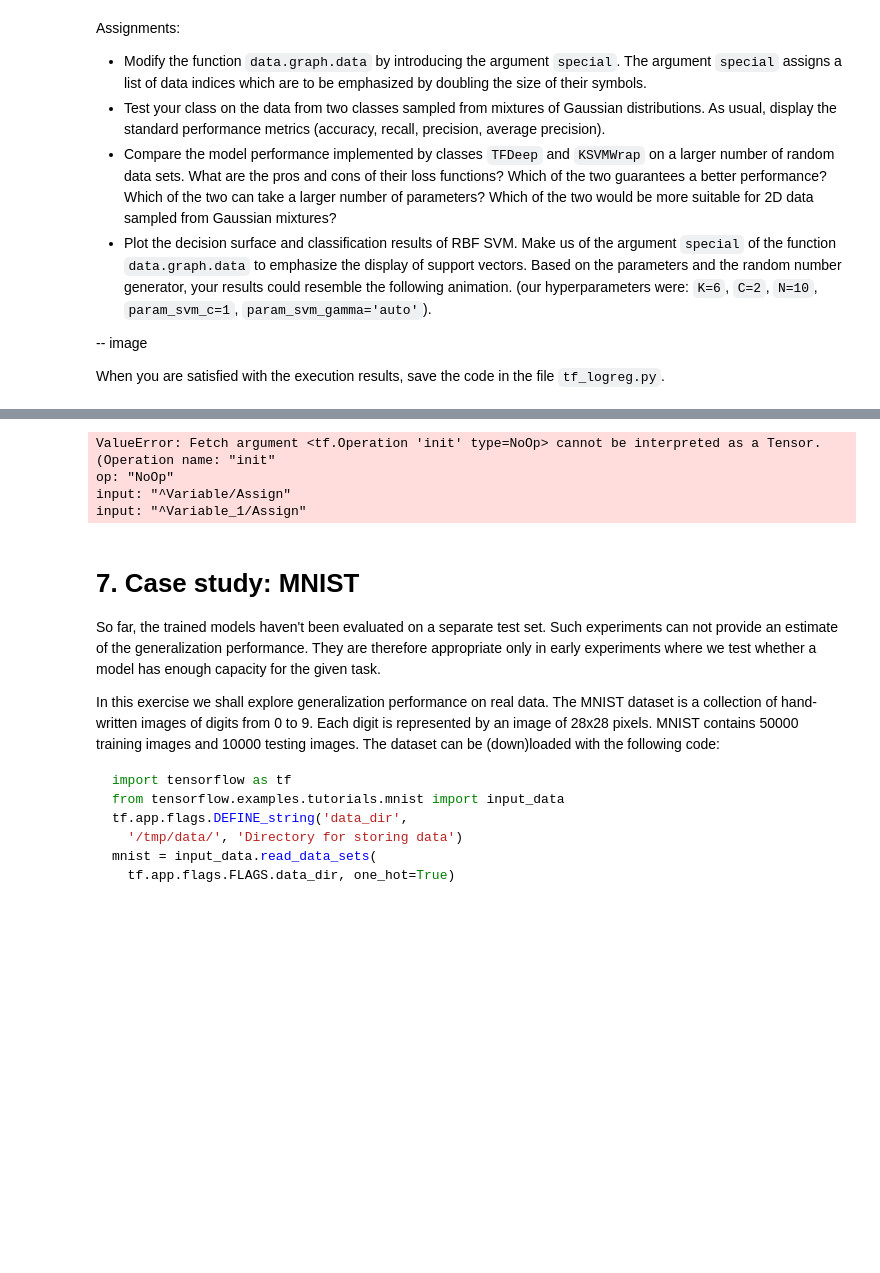
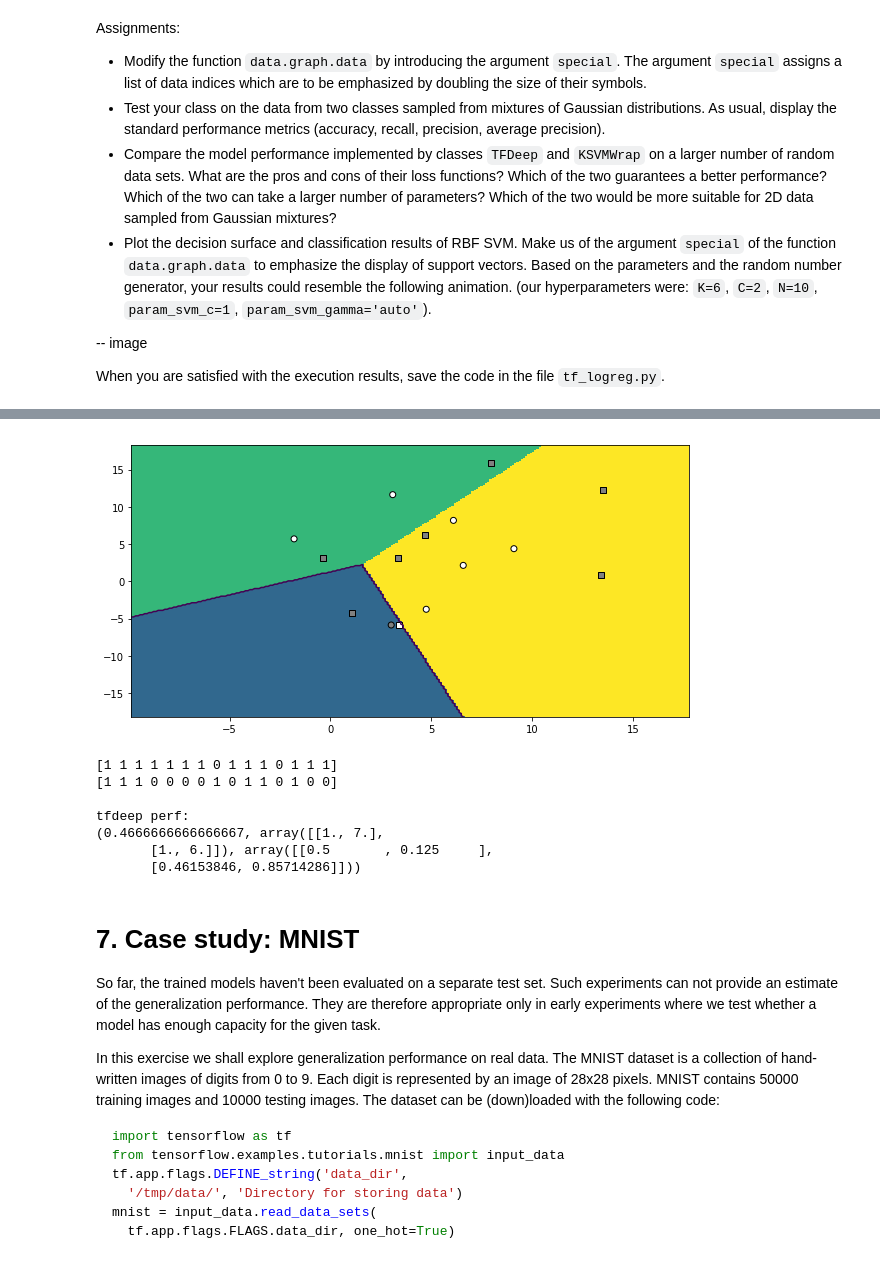
Before and after one commit to lstolcman/deep-learning, a Jupyter notebook: lab1/lab1.ipynb, the cells around one changed output, grey strips where cells are left out. Drawn from its saved outputs; the diff is of its cells as text; code cells hidden in the pictures; blank space fills up the shorter version.

```diff
--- a/lab1/lab1.ipynb
+++ b/lab1/lab1.ipynb
@@ -833,7 +858,7 @@ class SVMWrap():
         '''
         pass
 
-    def get_perf(self):
+    def get_perf(self, Y, Y_):
         # accuracy, conf_mat, prec_recall = data.eval_perf_multi(Y,Y_)
         return data.eval_perf_multi(Y,Y_)
 # %% [markdown]
@@ -856,34 +881,36 @@ tf.reset_default_graph()
 K=6
 C=2
 N=10
+
+X, Y_ = sample_gmm_2d(K, C, N)
+X_train, X_test, Y_train, Y_test = sklearn.model_selection.train_test_split(X,Y_)
+Yoh_ = np.zeros((len(X), len(np.bincount(Y_))))
+Yoh_[range(len(Y_)), Y_] = 1
+Yoh_train = np.zeros((len(X_train), len(np.bincount(Y_train))))
+Yoh_train[range(len(Y_train)), Y_train] = 1
+Yoh_test = np.zeros((len(X_test), len(np.bincount(Y_test))))
+Yoh_test[range(len(Y_test)), Y_test] = 1
+
 param_svm_c=1
 param_svm_gamma='auto'
+_svm = SVMWrap(X_train, Y_train, param_svm_c=param_svm_c, param_svm_gamma=param_svm_gamma)
+print('\nsvm perf:\n{}'.format(_svm.get_perf(_svm.predict(X_test), Y_test)))
 
-X, Y_ = sample_gmm_2d(K, C, N)
-Yoh_ = np.zeros((len(X), len(np.bincount(Y_))))
-Yoh_[range(len(Y_)), Y_] = 1
 
-np.random.seed(100)
-tf.set_random_seed(100)
-tf.reset_default_graph()
+conf = [2,C]
+activation = tf.nn.relu
+#configuration, activation_f, param_delta=0.5, param_lambda=1e-3):
+tfdeep = TFDeep(conf, activation, 0.5, 1e-6)
+tfdeep.train(X_train, Yoh_train, 1500)
+probs = tfdeep.eval(X_test)
 
-_svm = SVMWrap(X, Y_)
-print('\nsvm perf:\n{}'.format(_svm.get_perf()))
-
-np.random.seed(100)
-tf.set_random_seed(100)
-tf.reset_default_graph()
-
-configuration = [K,C]
-activation_f = tf.nn.relu
-_tfdeep = TFDeep(configuration, activation_f, 0.05, 1e-6)
-tfdeep.train(X, Yoh_, 1500)
-probs = tfdeep.eval(X)
-decfun = lambda x: tfdeep.eval(x).argmax(axis=1)
-bbox=(np.min(X, axis=0), np.max(X, axis=0))
+# draw results, decision surface
+decfun = lambda x: tflr.eval(x).argmax(axis=1)
+bbox=(np.min(X-1, axis=0), np.max(X+1, axis=0))
 data.graph_surface(decfun, bbox, offset=0.5)
 Y = np.argmax(probs, axis=1)
-data.graph_data(X, Y_, Y)
-print('\ntfdeep perf:\n{}'.format(data.eval_perf_multi(Y,Y_)))
+data.graph_data(X_test, Y_test, Y)
+plt.show()
+print('\ntfdeep perf:\n{}'.format(data.eval_perf_multi(Y, Y_test)))
 # %% [output]
 svm perf:
@@ -893,7 +931,11 @@ svm perf:
+[figure, added]
-ValueError: Fetch argument <tf.Operation 'init' type=NoOp> cannot be interpreted as a Tensor. (Operation name: "init"
-op: "NoOp"
-input: "^Variable/Assign"
-input: "^Variable_1/Assign"
+[1 1 1 1 1 1 1 0 1 1 1 0 1 1 1]
+[1 1 1 0 0 0 0 1 0 1 1 0 1 0 0]
+
+tfdeep perf:
+(0.4666666666666667, array([[1., 7.],
+       [1., 6.]]), array([[0.5       , 0.125     ],
+       [0.46153846, 0.85714286]]))
 # %% [markdown]
 # 7. Case study: MNIST
 
```
Also changed, not shown: parts of 15 cells of this notebook.
